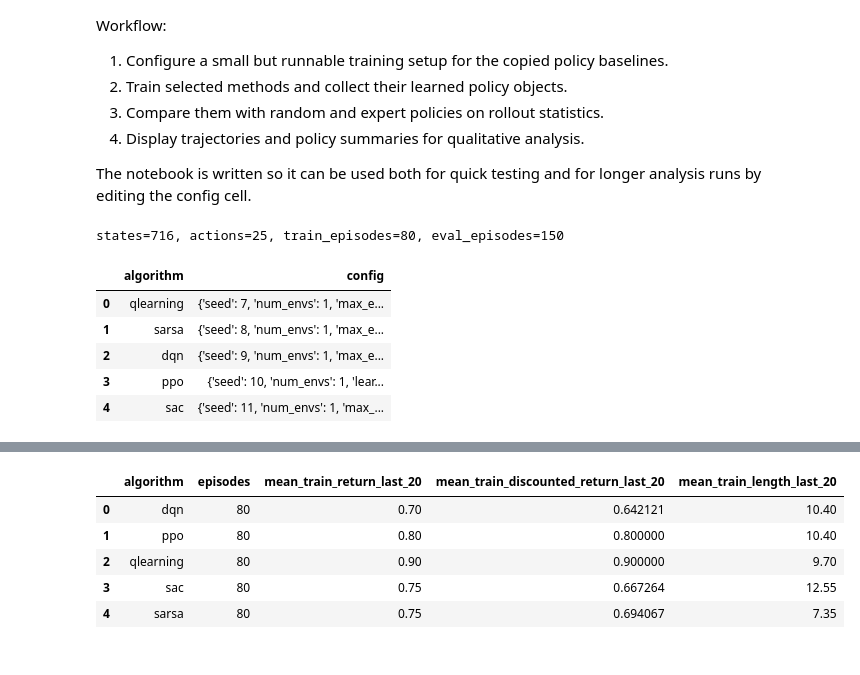
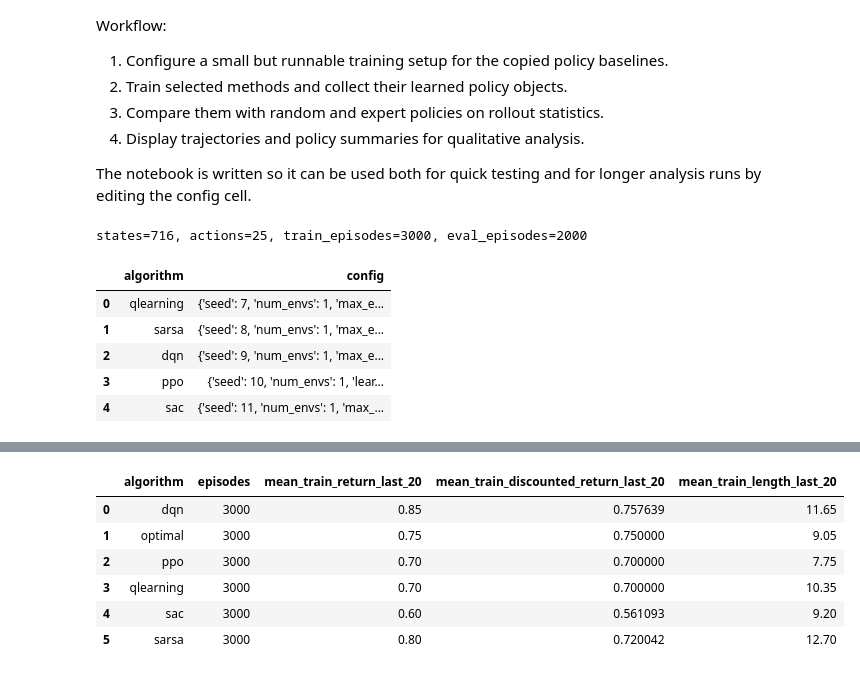
Before and after one commit to charles-vzf/COPER-latents, a Jupyter notebook: notebooks/train_mdp_policies.ipynb, the cells around one changed output, grey strips where cells are left out. Cells and saved outputs as stored; diff of their text form; code cells hidden in the pictures.

```diff
--- a/notebooks/train_mdp_policies.ipynb
+++ b/notebooks/train_mdp_policies.ipynb
@@ -50,8 +53,11 @@ plt.rcParams["figure.figsize"] = (10, 4)
 def make_args(**kwargs):
     return SimpleNamespace(**kwargs)
 # %%
-TRAIN_EPISODES = 80
-EVAL_EPISODES = 150
+# More episodes => less Monte-Carlo noise.
+# TRAIN_EPISODES affects how stable the learned policies are.
+# EVAL_EPISODES affects the precision of the reported mean return / survival rate.
+TRAIN_EPISODES = 3000
+EVAL_EPISODES = 2000
 BASE_SEED = 7
 ALGORITHMS = ["qlearning", "sarsa", "dqn", "ppo", "sac"]
 
@@ -75,6 +81,9 @@ env = gym.make("Sepsis/ICU-Sepsis-v2")
 mdp = env.unwrapped
 expert_pi = np.asarray(mdp.expert_policy)
 sofa_scores = np.asarray(mdp.sofa_scores)
+optimal_actions, optimal_values = value_iteration(
+    mdp.dynamics["tx_mat"], mdp.dynamics["r_mat"], mdp.gamma
+)
 N_STATES = env.observation_space.n
 N_ACTIONS = env.action_space.n
 env.close()
@@ -82,7 +91,7 @@ env.close()
 print(f"states={N_STATES}, actions={N_ACTIONS}, train_episodes={TRAIN_EPISODES}, eval_episodes={EVAL_EPISODES}")
 pd.DataFrame({"algorithm": ALGORITHMS, "config": [str(ALGO_CONFIGS[name]) for name in ALGORITHMS]})
 # %% [output]
-states=716, actions=25, train_episodes=80, eval_episodes=150
+states=716, actions=25, train_episodes=3000, eval_episodes=2000
 |  | algorithm | config |
 | 0 | qlearning | {'seed': 7, 'num_envs': 1, 'max_e... |
 | 1 | sarsa | {'seed': 8, 'num_envs': 1, 'max_e... |
@@ -113,8 +122,65 @@ def training_summary(results):
     return pd.DataFrame(rows).sort_values("algorithm").reset_index(drop=True)
 
 
+def optimal_policy_training_row(
+    optimal_actions: np.ndarray,
+    *,
+    train_episodes: int,
+    base_seed: int,
+    gamma: float,
+) -> dict:
+    """No SGD for the optimal policy: rollout stats over `train_episodes` episodes (same schema as training_summary)."""
+    env = gym.make("Sepsis/ICU-Sepsis-v2")
+    returns: list[float] = []
+    discounted_returns: list[float] = []
+    num_steps: list[int] = []
+    try:
+        for episode_idx in range(train_episodes):
+            state, info = env.reset(seed=base_seed + episode_idx)
+            done = False
+            total_reward = 0.0
+            disc_r = 0.0
+            discount = 1.0
+            n_steps = 0
+            while not done:
+                action = int(optimal_actions[int(state)])
+                state, reward, terminated, truncated, info = env.step(action)
+                r = float(reward)
+                total_reward += r
+                disc_r += r * discount
+                discount *= gamma
+                n_steps += 1
+                done = bool(terminated or truncated)
+            returns.append(total_reward)
+            discounted_returns.append(disc_r)
+            num_steps.append(n_steps)
+    finally:
+        env.close()
+
+    ret = np.asarray(returns, dtype=float)
+    disc = np.asarray(discounted_returns, dtype=float)
+    steps = np.asarray(num_steps, dtype=float)
+    return {
+        "algorithm": "optimal",
+        "episodes": int(train_episodes),
+        "mean_train_return_last_20": float(np.mean(ret[-20:])),
+        "mean_train_discounted_return_last_20": float(np.mean(disc[-20:])),
+        "mean_train_length_last_20": float(np.mean(steps[-20:])),
+    }
+
+
 results = [train_algorithm(name) for name in ALGORITHMS]
 train_df = training_summary(results)
+# Same table columns; optimal comes from value iteration + rollouts (not SGD).
+train_df = pd.concat(
+    [train_df, pd.DataFrame([optimal_policy_training_row(
+        optimal_actions,
+        train_episodes=TRAIN_EPISODES,
+        base_seed=BASE_SEED + 300,
+        gamma=float(mdp.gamma),
+    )])],
+    ignore_index=True,
+).sort_values("algorithm").reset_index(drop=True)
 train_df
 # %% [output]
 training qlearning...
@@ -137,9 +203,10 @@ SPS: 1244, Episode: 74, Step: 900, Return: 1.0, Episode length: 29
 |  | algorithm | episodes | mean_train_return_last_20 | mean_train_discounted_return_last_20 | mean_train_length_last_20 |
-| 0 | dqn | 80 | 0.70 | 0.642121 | 10.40 |
-| 1 | ppo | 80 | 0.80 | 0.800000 | 10.40 |
-| 2 | qlearning | 80 | 0.90 | 0.900000 | 9.70 |
-| 3 | sac | 80 | 0.75 | 0.667264 | 12.55 |
-| 4 | sarsa | 80 | 0.75 | 0.694067 | 7.35 |
+| 0 | dqn | 3000 | 0.85 | 0.757639 | 11.65 |
+| 1 | optimal | 3000 | 0.75 | 0.750000 | 9.05 |
+| 2 | ppo | 3000 | 0.70 | 0.700000 | 7.75 |
+| 3 | qlearning | 3000 | 0.70 | 0.700000 | 10.35 |
+| 4 | sac | 3000 | 0.60 | 0.561093 | 9.20 |
+| 5 | sarsa | 3000 | 0.80 | 0.720042 | 12.70 |
 # %%
 fig, axes = plt.subplots(1, 3, figsize=(18, 4))
 for result in results:
```
Also changed, not shown: parts of 6 cells of this notebook, 13 other files.
